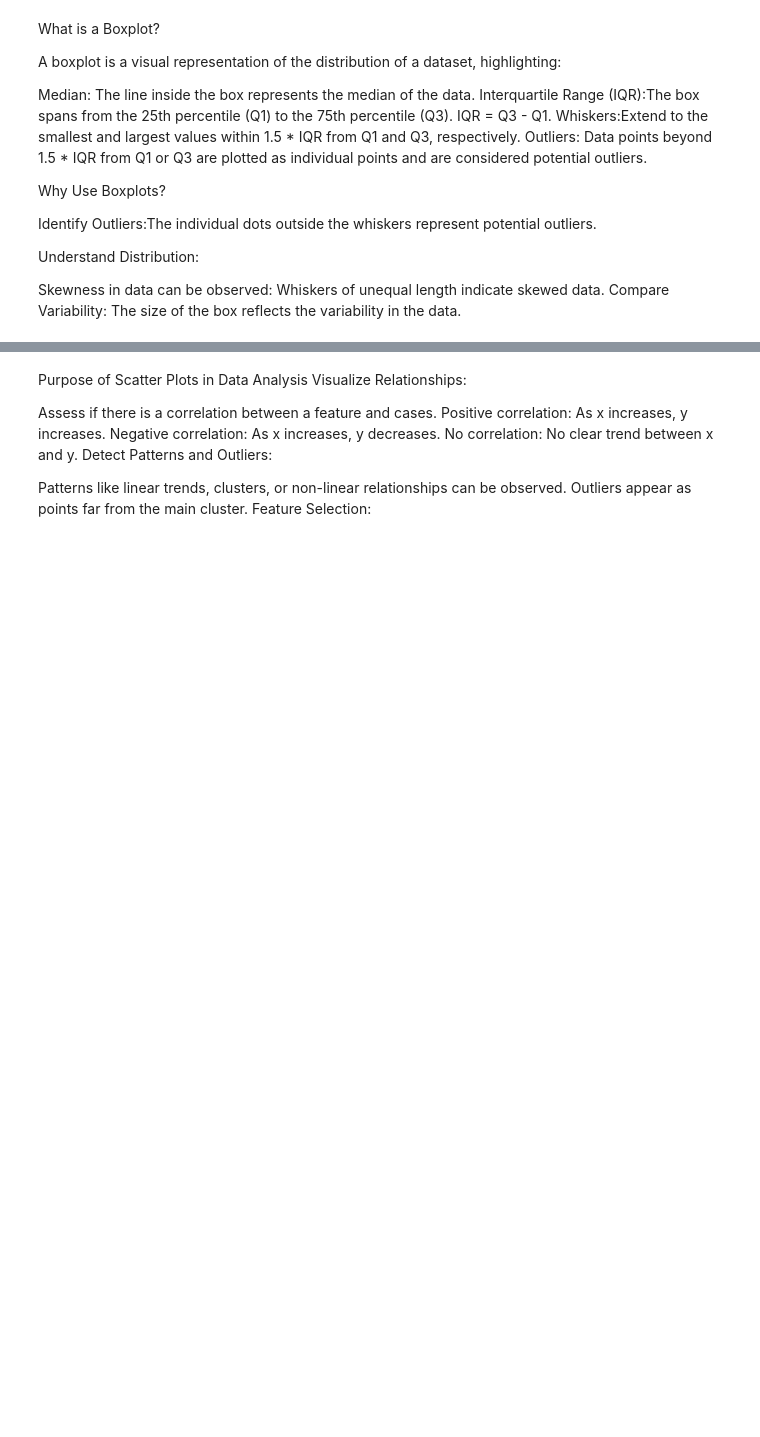
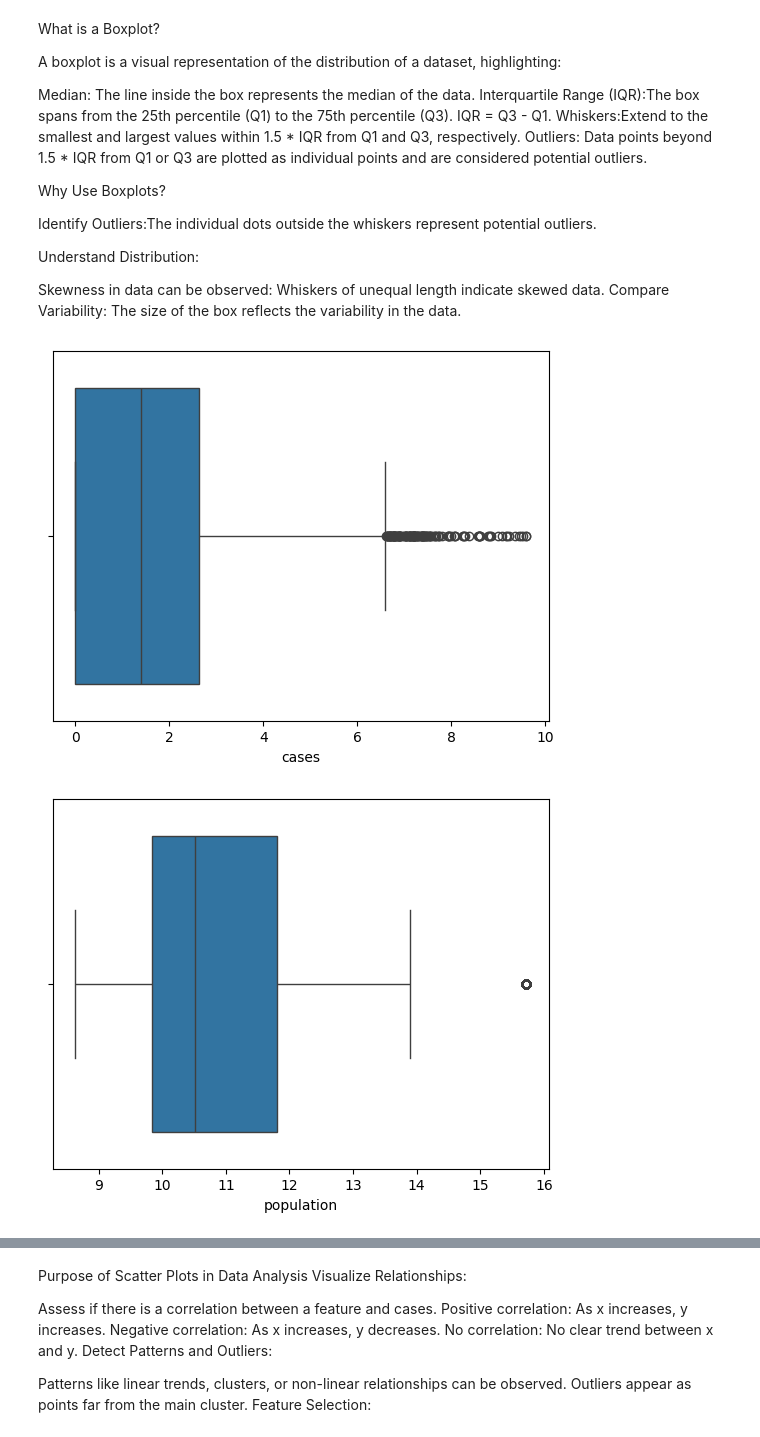
Before and after one commit to Minindu20/Dengue-Severity-Predictor, a Jupyter notebook: pre_processing.ipynb, the cells around one changed output, grey strips where cells are left out. Drawn from its saved outputs; the diff is of its cells as text; code cells hidden in the pictures; blank space fills up the shorter version.

```diff
--- a/pre_processing.ipynb
+++ b/pre_processing.ipynb
@@ -695,7 +706,10 @@ Whiskers of unequal length indicate skewed data.
 Compare Variability:
 The size of the box reflects the variability in the data.
 # %%
-# #boxflot to identify outliers
-# for i in df.select_dtypes(include="number").columns:
-#     sns.boxplot(data=df,x=i)
-#     plt.show()
+#boxflot to identify outliers
+for i in df.select_dtypes(include="number").columns:
+    sns.boxplot(data=df,x=i)
+    plt.show()
+# %% [output]
+[figure, added]
+[figure, added]
```
Also changed, not shown: parts of 27 cells of this notebook.
